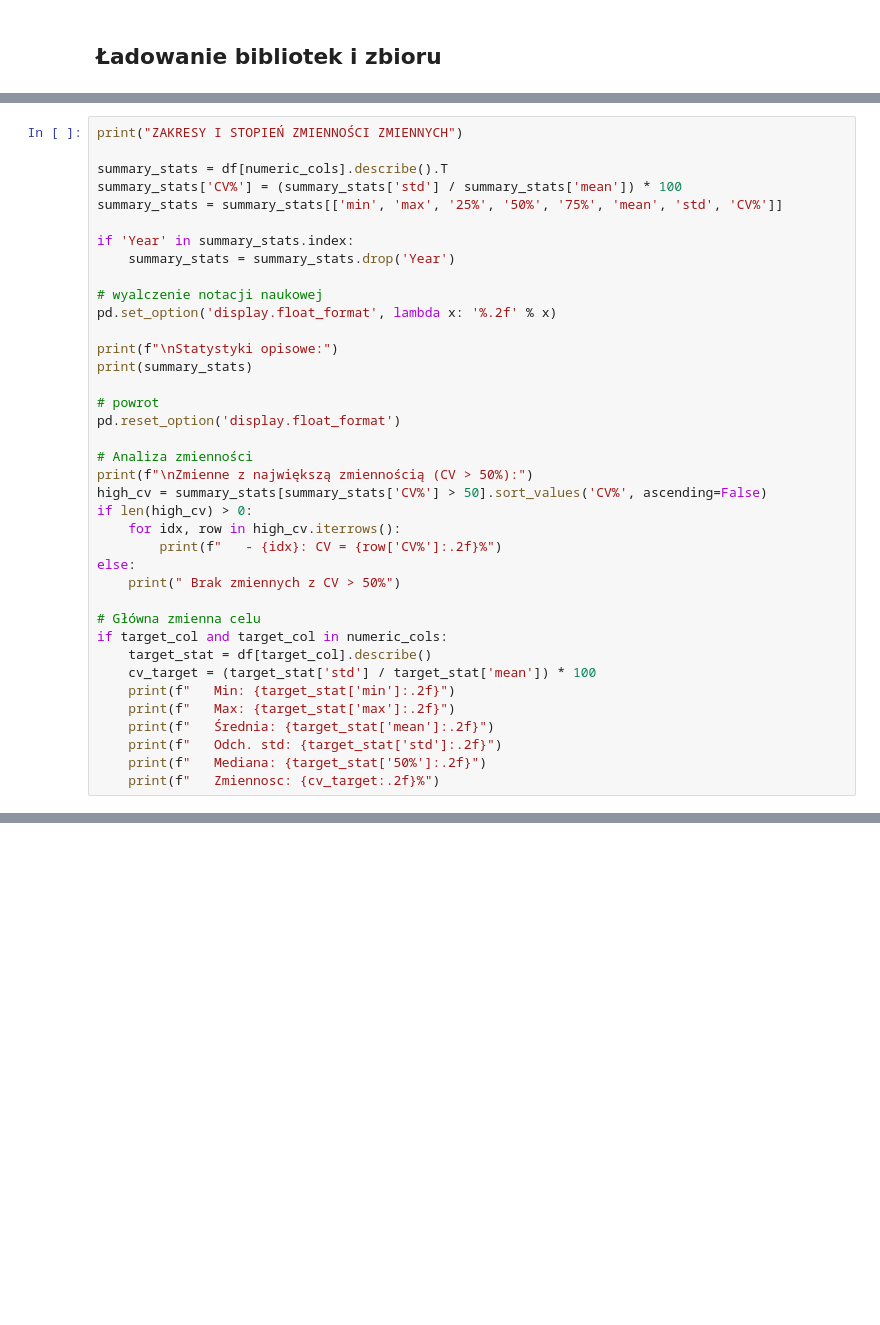
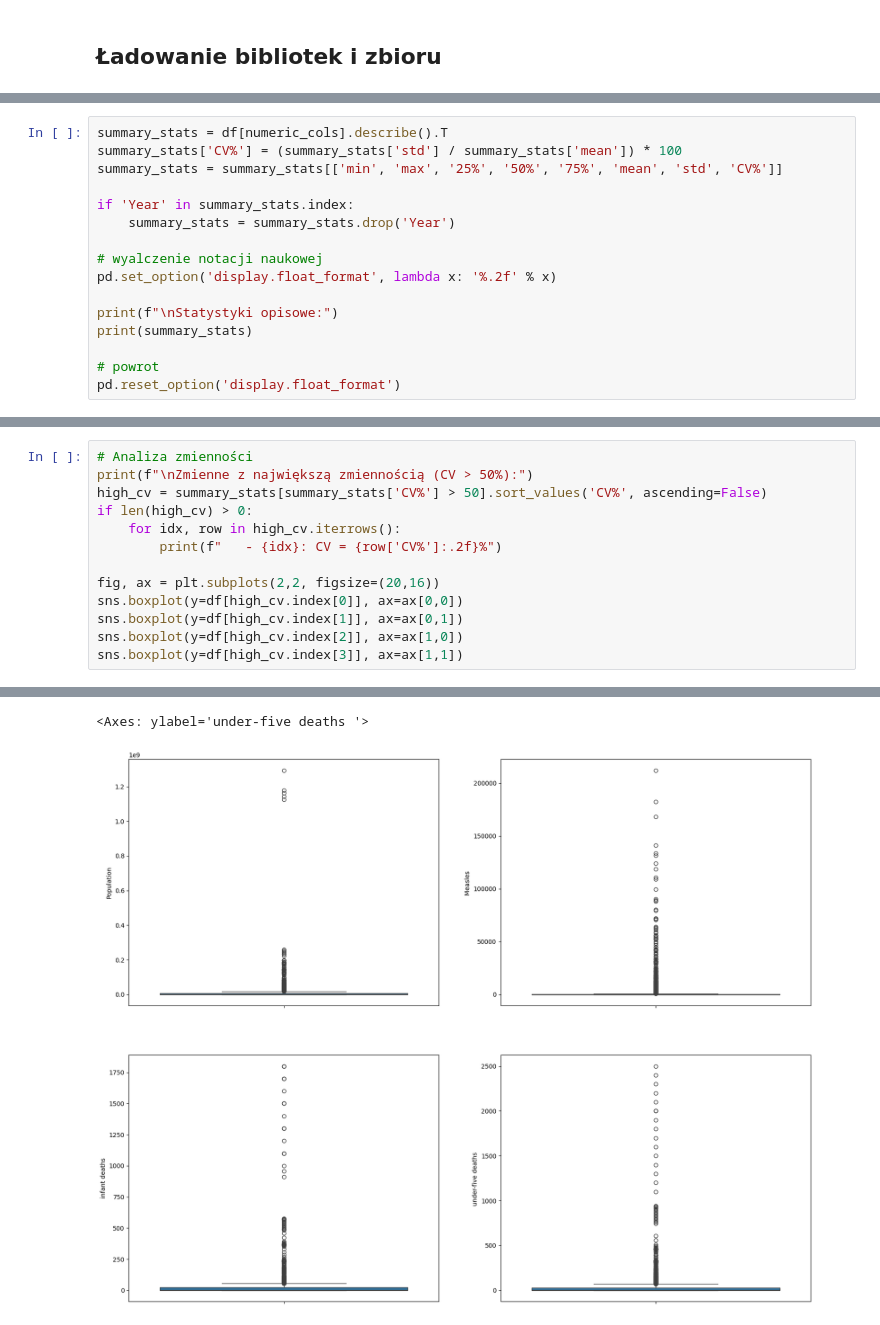
Before and after one commit to Paffeueq/data_mining_project, a Jupyter notebook: Life_Expectancy_Analysis.ipynb, the cells around one changed output, grey strips where cells are left out. Drawn from its saved outputs; the diff is of its cells as text; blank space fills up the shorter version.

```diff
--- a/Life_Expectancy_Analysis.ipynb
+++ b/Life_Expectancy_Analysis.ipynb
@@ -167,6 +173,4 @@ Najważniejszymi determinantami długości życia są czynniki społeczno-ekonom
 # %%
-print("ZAKRESY I STOPIEŃ ZMIENNOŚCI ZMIENNYCH")
-
 summary_stats = df[numeric_cols].describe().T
 summary_stats['CV%'] = (summary_stats['std'] / summary_stats['mean']) * 100
 summary_stats = summary_stats[['min', 'max', '25%', '50%', '75%', 'mean', 'std', 'CV%']]
@@ -182,24 +186,4 @@ print(summary_stats)
 
 # powrot
 pd.reset_option('display.float_format')
-
-# Analiza zmienności
-print(f"\nZmienne z największą zmiennością (CV > 50%):")
-high_cv = summary_stats[summary_stats['CV%'] > 50].sort_values('CV%', ascending=False)
-if len(high_cv) > 0:
-    for idx, row in high_cv.iterrows():
-        print(f"   - {idx}: CV = {row['CV%']:.2f}%")
-else:
-    print(" Brak zmiennych z CV > 50%")
-
-# Główna zmienna celu
-if target_col and target_col in numeric_cols:
-    target_stat = df[target_col].describe()
-    cv_target = (target_stat['std'] / target_stat['mean']) * 100
-    print(f"   Min: {target_stat['min']:.2f}")
-    print(f"   Max: {target_stat['max']:.2f}")
-    print(f"   Średnia: {target_stat['mean']:.2f}")
-    print(f"   Odch. std: {target_stat['std']:.2f}")
-    print(f"   Mediana: {target_stat['50%']:.2f}")
-    print(f"   Zmiennosc: {cv_target:.2f}%")
 # %% [output]
@@ -222,0 +207,14 @@ Measles                          0.00     212183.00      0.00      17.00
+# %%
+# Analiza zmienności
+print(f"\nZmienne z największą zmiennością (CV > 50%):")
+high_cv = summary_stats[summary_stats['CV%'] > 50].sort_values('CV%', ascending=False)
+if len(high_cv) > 0:
+    for idx, row in high_cv.iterrows():
+        print(f"   - {idx}: CV = {row['CV%']:.2f}%")
+
+fig, ax = plt.subplots(2,2, figsize=(20,16))
+sns.boxplot(y=df[high_cv.index[0]], ax=ax[0,0])
+sns.boxplot(y=df[high_cv.index[1]], ax=ax[0,1])
+sns.boxplot(y=df[high_cv.index[2]], ax=ax[1,0])
+sns.boxplot(y=df[high_cv.index[3]], ax=ax[1,1])
+# %% [output]
@@ -222,0 +234,2 @@ Measles                          0.00     212183.00      0.00      17.00
+<Axes: ylabel='under-five deaths '>
+[figure, added]
```
Also changed, not shown: parts of 27 cells of this notebook, 1 other file.
